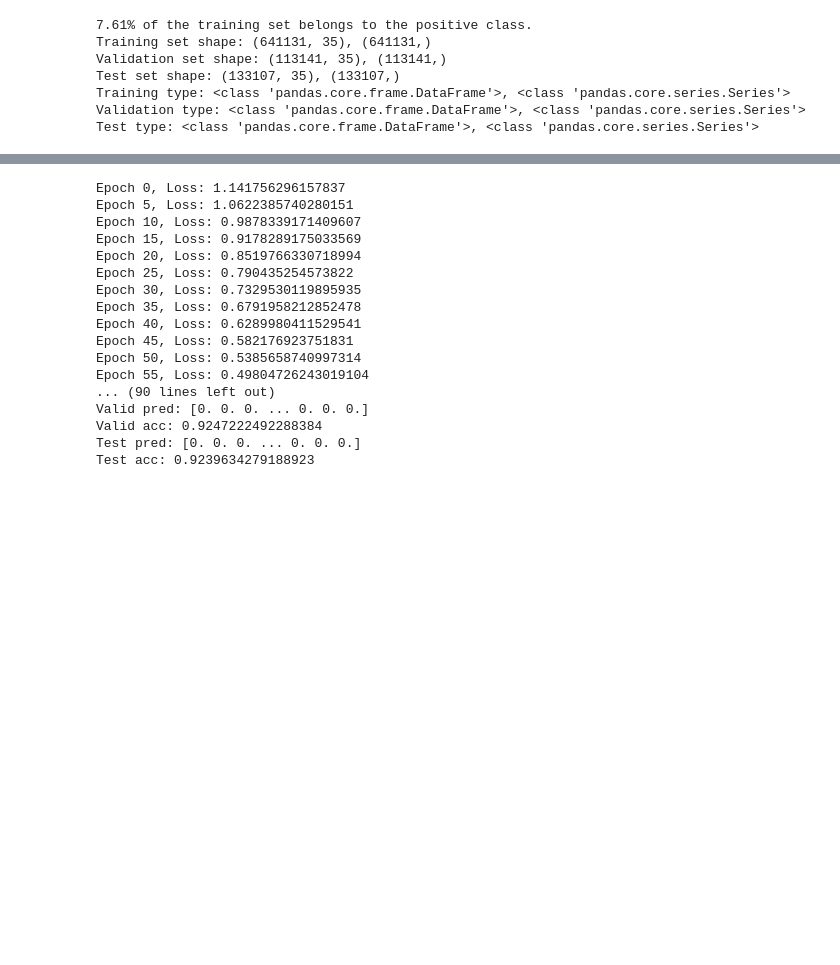
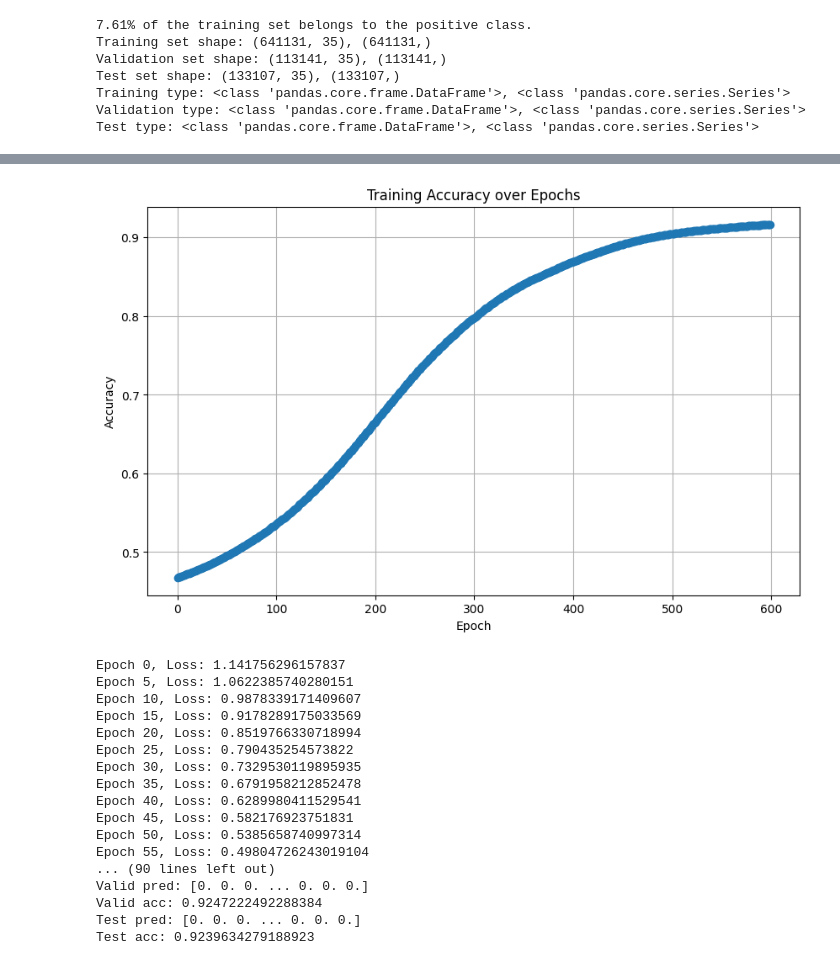
Before and after one commit to Marcusleeleelee/FTEC4998-4999, a Jupyter notebook: FTEC4998_4999.ipynb, the cells around one changed output, grey strips where cells are left out. Cells and saved outputs as stored; diff of their text form; code cells hidden in the pictures; blank space fills up the shorter version.

```diff
--- a/FTEC4998_4999.ipynb
+++ b/FTEC4998_4999.ipynb
@@ -372,15 +373,23 @@ class LogisticRegressionModel(nn.Module): # Not yet finish the plot function
             nn.Linear(self.input_dim, 1),
             nn.Sigmoid()
         )
+        self._initialize_weights()
         self.criterion = nn.BCELoss()
         self.optimizer = optim.Adam(self.parameters(), lr=lr)
-        self.epochs = 1200
+        self.epochs = 600
 
     def forward(self, x):
         return self.net(x)
+    def _initialize_weights(self):
+        for m in self.net:
+            if isinstance(m, nn.Linear):
+                nn.init.xavier_uniform_(m.weight)
+                if m.bias is not None:
+                    nn.init.zeros_(m.bias)
+
 lrg = LogisticRegressionModel(train_x, train_y)
 lrg.to(device)
-train_model_pt(lrg)
+ABC = train_model_pt(lrg)
 pred_train = predict_model_pt(lrg, train_x)
 accuracy_train = calculate_accuracy_pt(lrg, train_x, train_y, pred_train)
 pred_valid = predict_model_pt(lrg, valid_x)
@@ -393,4 +402,16 @@ print('Valid pred:', pred_valid)
 print('Valid acc:', accuracy_valid)
 print('Test pred:', pred_test)
 print('Test acc:', accuracy_test)
+# Extract epochs and accuracies
+epochs = list(ABC.keys())
+accuracies = list(ABC.values())
+
+# Plotting accuracy over epochs
+plt.figure(figsize=(10, 6))
+plt.plot(epochs, accuracies, marker='o', linestyle='-')
+plt.title('Training Accuracy over Epochs')
+plt.xlabel('Epoch')
+plt.ylabel('Accuracy')
+plt.grid(True)
+plt.show()
 # %% [output]
@@ -414,3 +436,4 @@ Test acc: 0.940822045422104
+[figure, added]
 # %%
 # Oblivious Decision Tree model
 class ObliviousDecisionTree(nn.Module):
```
Also changed, not shown: parts of 8 cells of this notebook.
